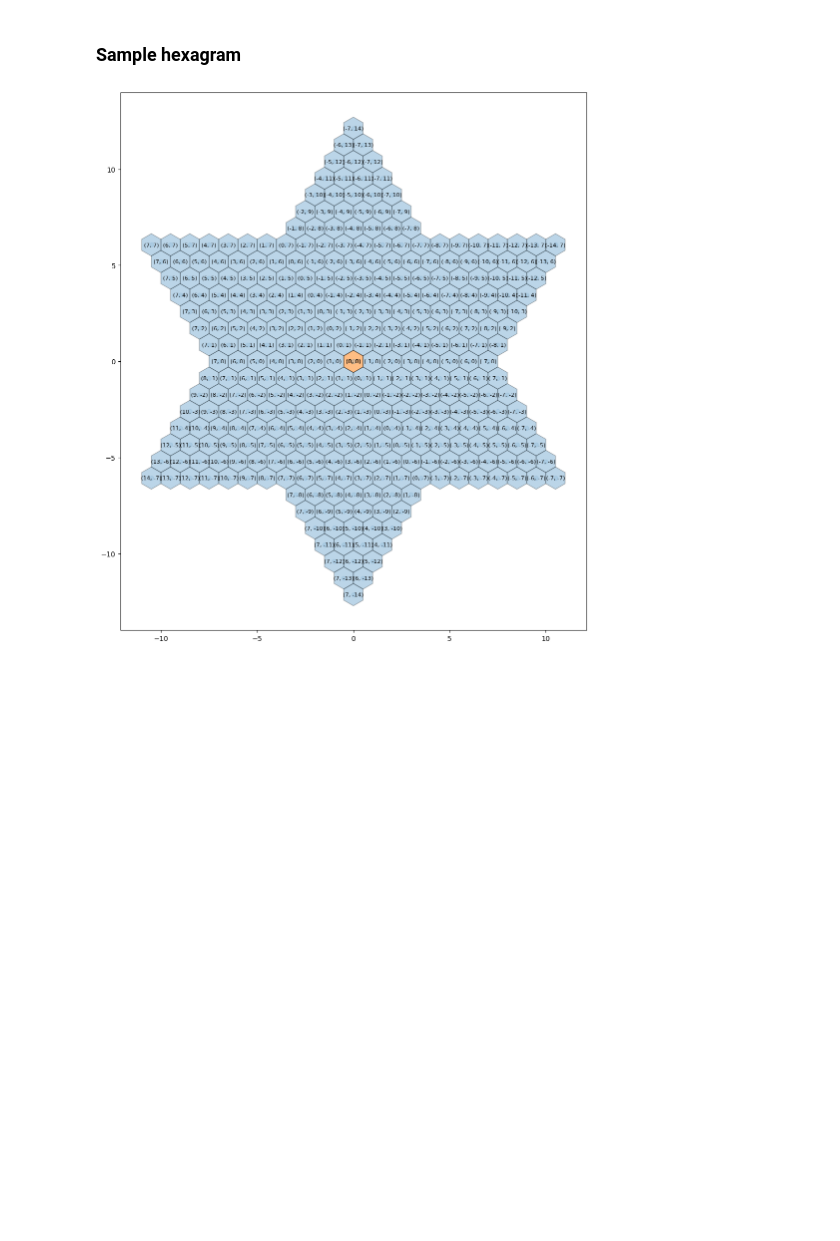
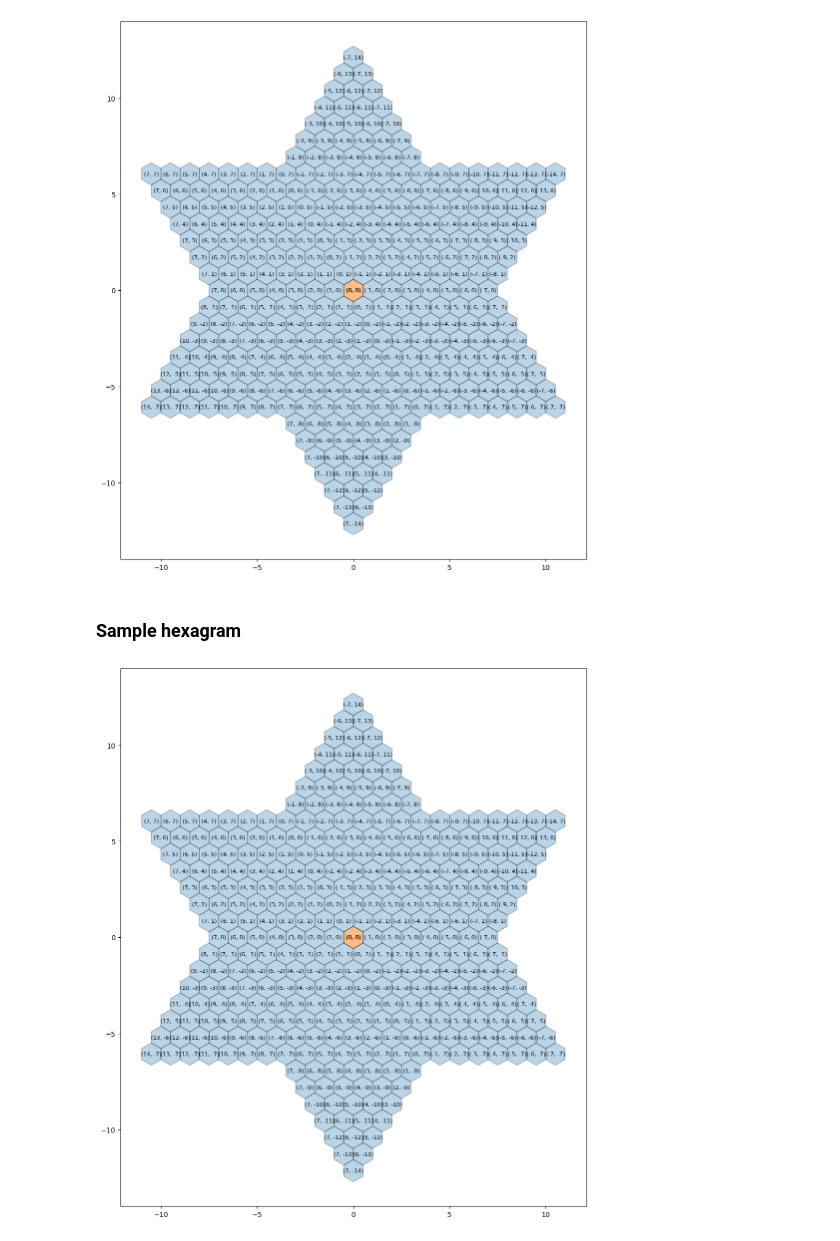
Before and after one commit to dakotacolorado/ChineseCheckersBot, a Jupyter notebook: hexagram_examples.ipynb, the cells around one changed output. Cells and saved outputs as stored; diff of their text form; code cells hidden in the pictures; blank space fills up the shorter version.

```diff
--- a/hexagram_examples.ipynb
+++ b/hexagram_examples.ipynb
@@ -7,8 +8,11 @@ from src.chinese_checkers.geometry.Hexagram import Hexagram
 # %%
 # set up the hexagram
 radius = 7
 printer = Printer(14, True)
 hexagram = Hexagram(radius)
+printer.print(hexagram.hexagram_points, [Vector(0,0)])
+# %% [output]
+[figure, added]
 # %% [markdown]
 ### Sample hexagram
 # %%
```
Also changed, not shown: parts of 5 cells of this notebook, 3 other files.
